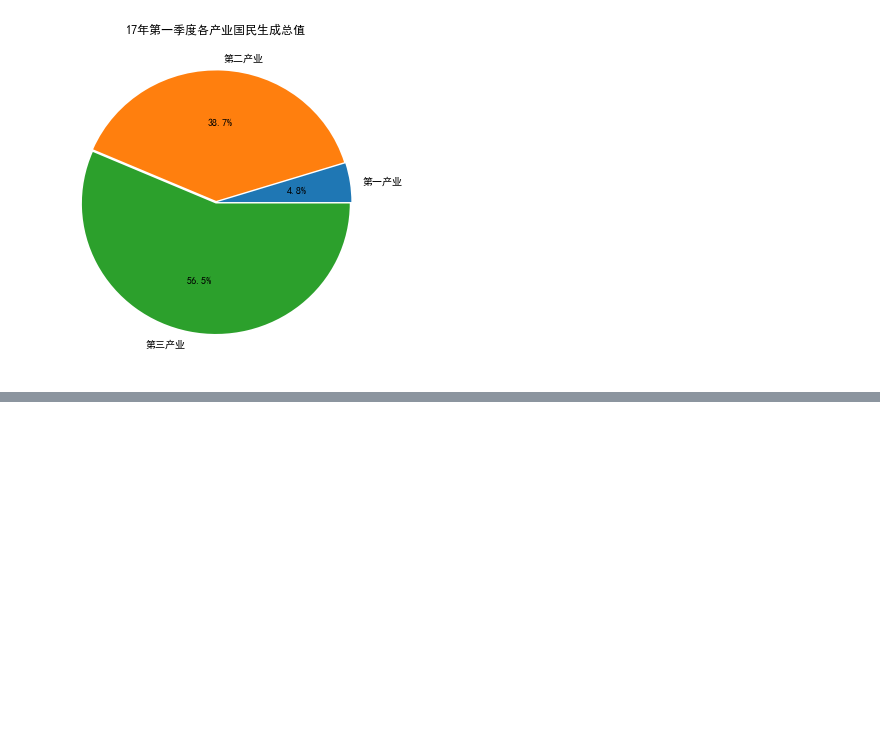
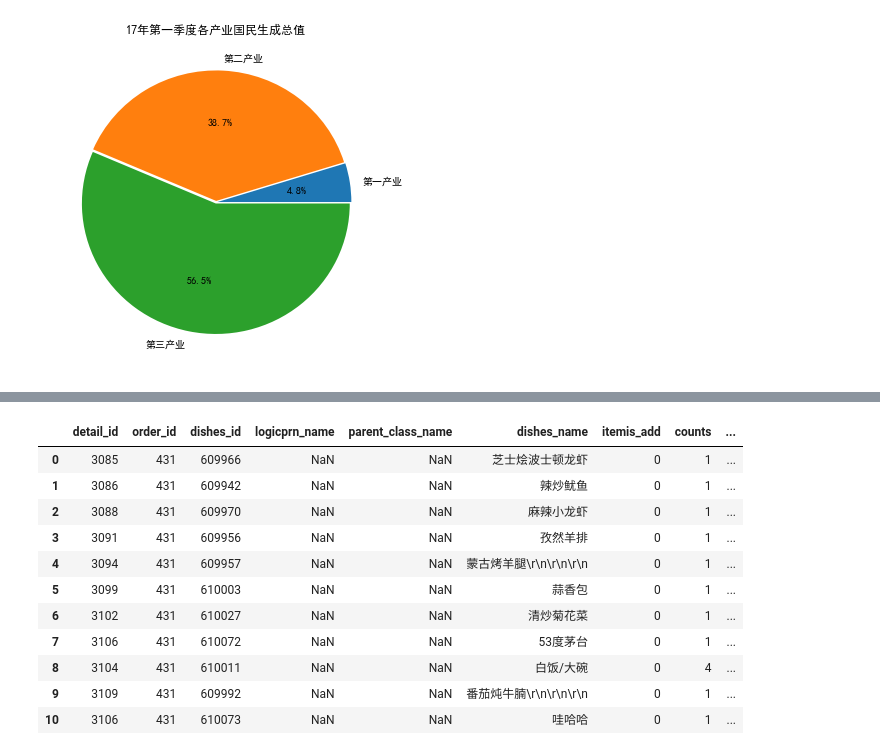
Before and after one commit to josonle/datas-processing, a Jupyter notebook: code/2018007夏/20180729_夏_数据分析.ipynb, the cells around one changed output, grey strips where cells are left out. Cells and saved outputs as stored; diff of their text form; code cells hidden in the pictures; blank space fills up the shorter version.

```diff
--- a/code/2018007夏/20180729_夏_数据分析.ipynb
+++ b/code/2018007夏/20180729_夏_数据分析.ipynb
@@ -838,0 +1079,3 @@ array([0, 2, 4, 6, 8])
+# %%
+df = mealInfo.head(10).copy()
+df
@@ -838,0 +1118,6 @@ array([0, 2, 4, 6, 8])
+# %%
+#增加
+df['pay'] = df['counts']*df['amounts']
+# df
+df['pay_time'] = '2018-08-04'
+df.head()
@@ -838,0 +1132,9 @@ array([0, 2, 4, 6, 8])
+# %%
+# df.head()
+#删除选定的列
+df.drop('pay_time',axis=1,inplace=True)
+# df.head()
+#删除选定的行
+# df.drop([0,1,2],axis=0,inplace=True)
+df
+#注意，不能重复执行
@@ -838,0 +1167,18 @@ array([0, 2, 4, 6, 8])
+# %%
+df.loc[df.shape[0]] = [3106,431,610073,np.NaN,np.NaN,'哇哈哈',0,1,5,np.nan,'2016-08-21 11:26:40',np.nan,np.nan,np.nan,0,np.nan,np.nan,'caipu/401006.jpg',1579,5]
+# %%
+# df.shape[0]
+df
+# %% [output]
+|  | detail_id | order_id | dishes_id | logicprn_name | parent_class_name | dishes_name | itemis_add | counts | ... |
+| 0 | 3085 | 431 | 609966 | NaN | NaN | 芝士烩波士顿龙虾 | 0 | 1 | ... |
+| 1 | 3086 | 431 | 609942 | NaN | NaN | 辣炒鱿鱼 | 0 | 1 | ... |
+| 2 | 3088 | 431 | 609970 | NaN | NaN | 麻辣小龙虾 | 0 | 1 | ... |
+| 3 | 3091 | 431 | 609956 | NaN | NaN | 孜然羊排 | 0 | 1 | ... |
+| 4 | 3094 | 431 | 609957 | NaN | NaN | 蒙古烤羊腿\r\n\r\n\r\n | 0 | 1 | ... |
+| 5 | 3099 | 431 | 610003 | NaN | NaN | 蒜香包 | 0 | 1 | ... |
+| 6 | 3102 | 431 | 610027 | NaN | NaN | 清炒菊花菜 | 0 | 1 | ... |
+| 7 | 3106 | 431 | 610072 | NaN | NaN | 53度茅台 | 0 | 1 | ... |
+| 8 | 3104 | 431 | 610011 | NaN | NaN | 白饭/大碗 | 0 | 4 | ... |
+| 9 | 3109 | 431 | 609992 | NaN | NaN | 番茄炖牛腩\r\n\r\n\r\n | 0 | 1 | ... |
+| 10 | 3106 | 431 | 610073 | NaN | NaN | 哇哈哈 | 0 | 1 | ... |
```
Also changed, not shown: parts of 35 cells of this notebook.
